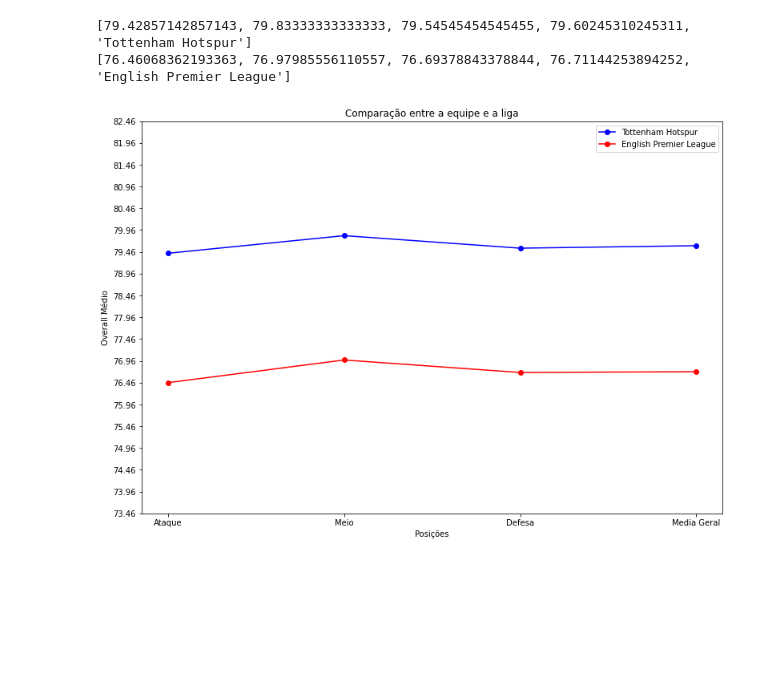
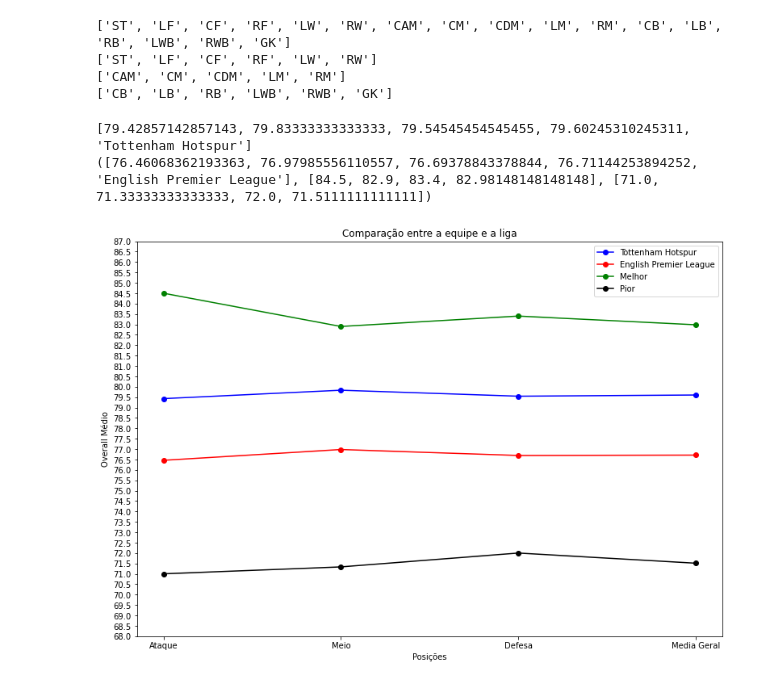
Before and after one commit to amaral220x/position_predicter, a Jupyter notebook: algebralinear.ipynb, the cells around one changed output. Cells and saved outputs as stored; diff of their text form; code cells hidden in the pictures; blank space fills up the shorter version.

Commit message:
Refinando as plotagens, melhor e pior equipe

```diff
--- a/algebralinear.ipynb
+++ b/algebralinear.ipynb
@@ -57,11 +57,15 @@ def predict(dict, pos_nomes, player):
     pos = {pos_nomes[i]:coss[i] for i in range(len(pos_nomes))}
     return max(pos, key=pos.get)
 # %%
-def team_over(df, team, ata, mei, deff):
+def team_over(df, team, pos_nomes):
+    ata = pos_nomes[0:6]
+    mei = pos_nomes[6:11]
+    deff = pos_nomes[11:]
     over = [0,0,0,0]
     over_ = [0,0,0]
     df = df[df['club_name']==team]
     df = df[df['club_position'] != 'RES']
+    i = 0
     for _,player in df.iterrows():
         if any(item in player['player_positions'] for item in ata):
             over[0] = over[0] + player['overall']
@@ -79,17 +83,18 @@ def team_over(df, team, ata, mei, deff):
     over.append(team)
     return over
 # %%
-def league_over(df, league, ata, mei, deff):
+def league_over(df, league, pos_nomes):
     l_teams = df[df['league_name'] == league]
     l_over = []
     for team in l_teams['club_name'].unique():
-        te = team_over(df, team, ata, mei, deff)
+        te = team_over(df, team, pos_nomes)
         te = te[:-1]
         l_over.append(te)
-    l_over = np.array(l_over).mean(0)
-    l_over = l_over.tolist()
-    l_over.append(league)
-    return l_over
+    aux = l_over
+    l_over_ = np.array(aux).mean(0)
+    l_over_ = l_over_.tolist()
+    l_over_.append(league)
+    return l_over_, np.array(aux).max(0).tolist(), np.array(aux).min(0).tolist()
 # %%
 def recommend(df, player):
     player_df = df[df['short_name'] == player]
@@ -113,14 +118,18 @@ def player_dist(df, player, pos):
     dists = dict(itertools.islice(dists.items(), 5))
     return dists
 # %%
-def plotar_comp(team, league):
+def plotar_comp(df, team, league, pos_nomes):
+    team = team_over(df, team, pos_nomes)
+    league, melhor, pior = league_over(df, league, pos_nomes)
     posicoes = ["Ataque", "Meio", "Defesa", "Media Geral"]
     team_ = team[:-1]
     league_ = league[:-1]
     plt.rcParams['figure.figsize'] = (13,9)
     plt.plot(posicoes, team_, label = team[4], color = 'blue', marker = 'o')
     plt.plot(posicoes, league_, label = league[4], color = 'red', marker = 'o')
-    plt.yticks(np.arange(min(league_ +  team_)-3, max(league_ + team_)+3, 0.5))
+    plt.plot(posicoes, melhor, label = "Melhor", color = 'green', marker = 'o')
+    plt.plot(posicoes, pior, label = "Pior", color = 'black', marker = 'o')
+    plt.yticks(np.arange(min(league_ +  team_+melhor+pior)-3, max(league_ + team_+melhor+pior)+3, 0.5))
     plt.title("Comparação entre a equipe e a liga")
     plt.xlabel("Posições")
     plt.ylabel("Overall Médio")
@@ -131,21 +140,29 @@ ata_pos = ["ST", "LF", "CF", "RF", "LW", "RW"] # posicoes do atacante
 mei_pos = ["CAM", "CM", "CDM", "LM", "RM"] # posicoes do meio
 def_pos = ["CB", "LB", "RB", "LWB", "RWB", "GK"] # posicoes do defesa
 pos_nomes = ata_pos + mei_pos + def_pos
+print(pos_nomes)
 df = pd.read_csv('players_22.csv')
 pos_df = gerar_dfs(df, pos_nomes)
 pos_dict = dict(zip(pos_nomes, pos_df))
+print(pos_nomes[0:6])
+print(pos_nomes[6:11])
+print(pos_nomes[11:])
+# %% [output]
+['ST', 'LF', 'CF', 'RF', 'LW', 'RW', 'CAM', 'CM', 'CDM', 'LM', 'RM', 'CB', 'LB', 'RB', 'LWB', 'RWB', 'GK']
+['ST', 'LF', 'CF', 'RF', 'LW', 'RW']
+['CAM', 'CM', 'CDM', 'LM', 'RM']
+['CB', 'LB', 'RB', 'LWB', 'RWB', 'GK']
 # %%
-tottenham = team_over(df, 'Tottenham Hotspur', ata_pos, mei_pos, def_pos)
+tottenham = team_over(df, 'Tottenham Hotspur', pos_nomes)
 print(tottenham)
-pl = league_over(df, 'English Premier League', ata_pos, mei_pos, def_pos)
-print(pl)
+print(league_over(df, 'English Premier League', pos_nomes))
 # %% [output]
 [79.42857142857143, 79.83333333333333, 79.54545454545455, 79.60245310245311, 'Tottenham Hotspur']
-[76.46068362193363, 76.97985556110557, 76.69378843378844, 76.71144253894252, 'English Premier League']
+([76.46068362193363, 76.97985556110557, 76.69378843378844, 76.71144253894252, 'English Premier League'], [84.5, 82.9, 83.4, 82.98148148148148], [71.0, 71.33333333333333, 72.0, 71.5111111111111])
-# %%
-plotar_comp(tottenham, pl)
-# %% [output]
-[figure, removed]
+# %%
+plotar_comp(df,"Tottenham Hotspur", "English Premier League", pos_nomes)
+# %% [output]
+[figure, added]
 # %%
 def plotar_recommend(df, player):
     titulos = ["Nosso Jogador", "Jogador Recomendado 1", "Jogador Recomendado 2", "Jogador Recomendado 3"]
```
Also changed, not shown: parts of 2 cells of this notebook.
